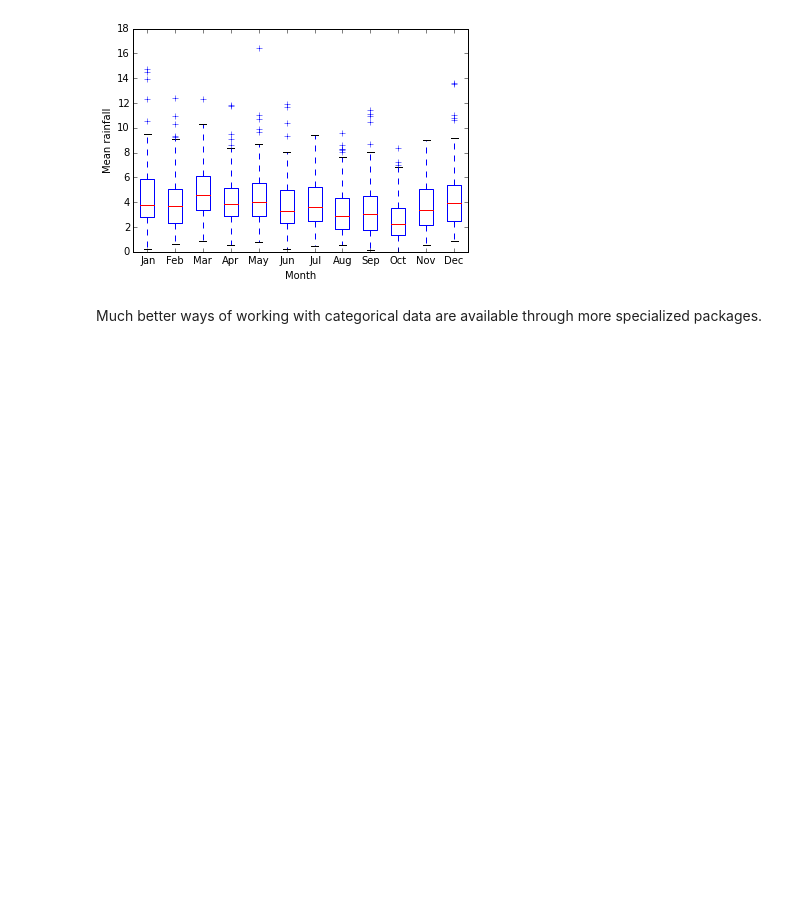
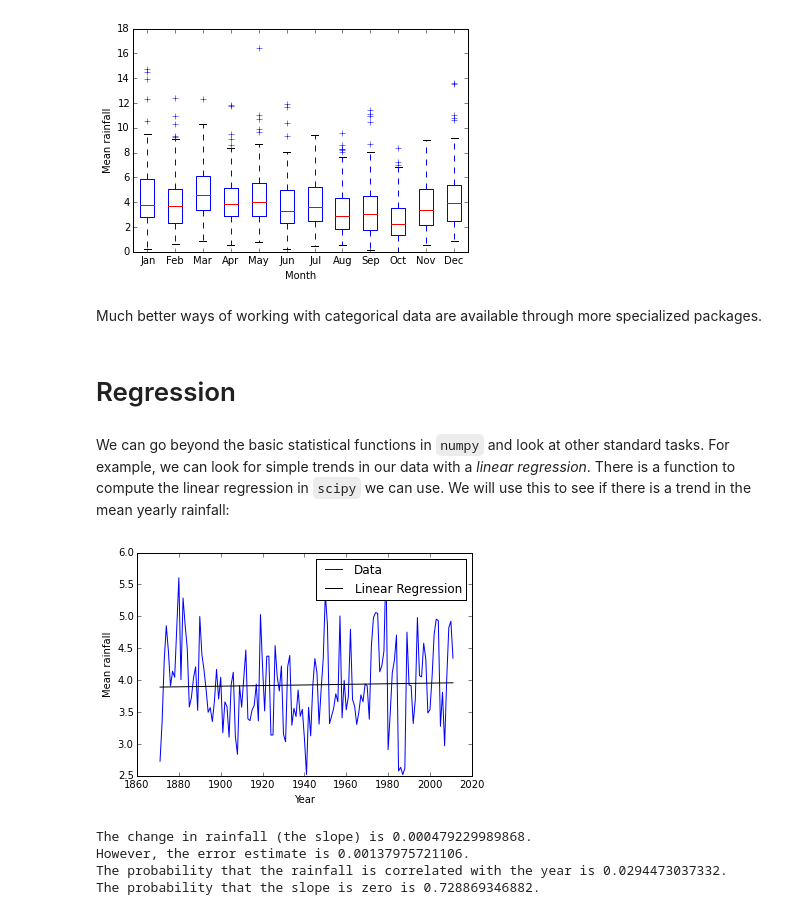
Before and after one commit to IanHawke/maths-with-python, a Jupyter notebook: 09-statistics.ipynb, the cells around one changed output. Cells and saved outputs as stored; diff of their text form; code cells hidden in the pictures; blank space fills up the shorter version.

Commit message:
Add RNG and regression.

```diff
--- a/09-statistics.ipynb
+++ b/09-statistics.ipynb
@@ -137,3 +137,30 @@ pyplot.ylabel('Mean rainfall');
 [figure]
 # %% [markdown]
 Much better ways of working with categorical data are available through more specialized packages.
+# %% [markdown]
+# Regression
+# %% [markdown]
+We can go beyond the basic statistical functions in `numpy` and look at other standard tasks. For example, we can look for simple trends in our data with a *linear regression*. There is a function to compute the linear regression in `scipy` we can use. We will use this to see if there is a trend in the mean yearly rainfall:
+# %%
+from scipy import stats
+
+slope, intercept, r_value, p_value, std_err = stats.linregress(years, mean_rainfall_per_year)
+
+pyplot.plot(years, mean_rainfall_per_year, 'b-', label='Data')
+pyplot.plot(years, intercept + slope*years, 'k-', label='Linear Regression')
+pyplot.xlabel('Year')
+pyplot.ylabel('Mean rainfall')
+pyplot.legend();
+# %% [output]
+[figure, added]
+# %%
+print("The change in rainfall (the slope) is {}.".format(slope))
+print("However, the error estimate is {}.".format(std_err))
+print("The probability that the rainfall is correlated"
+      " with the year is {}.".format(r_value))
+print("The probability that the slope is zero is {}.".format(p_value))
+# %% [output]
+The change in rainfall (the slope) is 0.000479229989868.
+However, the error estimate is 0.00137975721106.
+The probability that the rainfall is correlated with the year is 0.0294473037332.
+The probability that the slope is zero is 0.728869346882.
```
Also changed, not shown: parts of 15 cells of this notebook.
